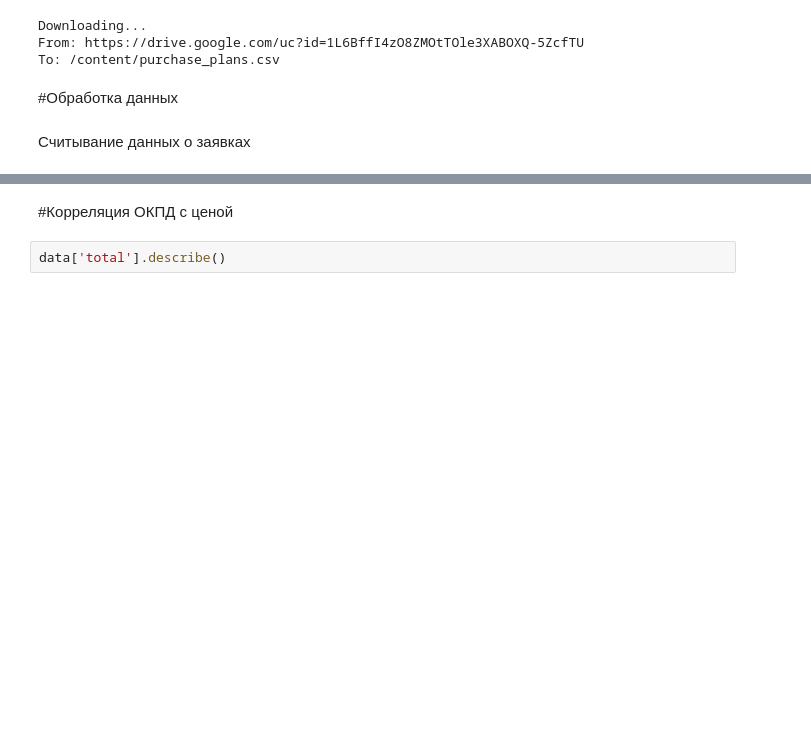
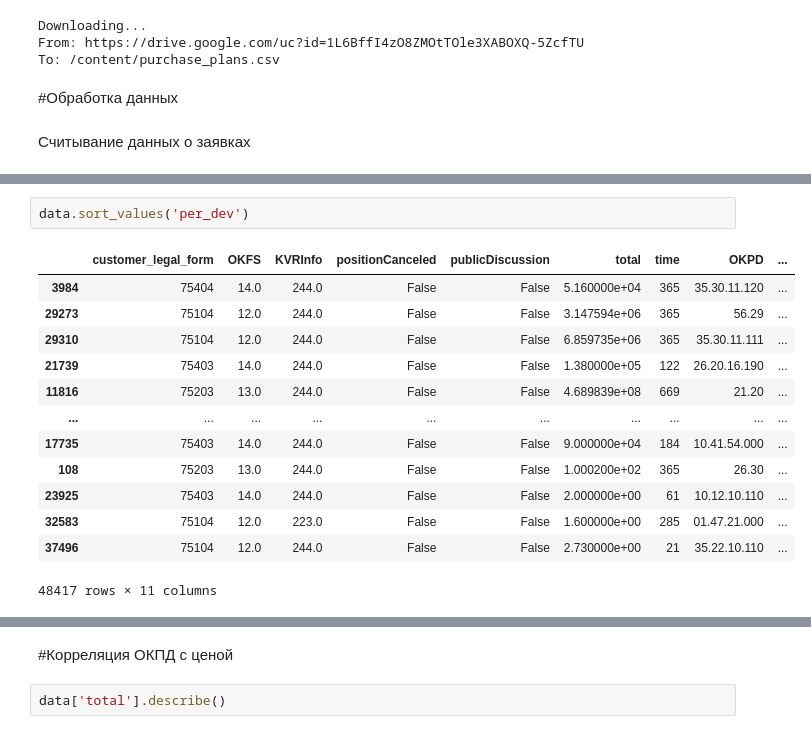
Before and after one commit to danil99152/prediction-of-government-tenders, a Jupyter notebook: total_auction_prediction.ipynb, the cells around one changed output, grey strips where cells are left out. Cells and saved outputs as stored; diff of their text form; blank space fills up the shorter version.

```diff
--- a/total_auction_prediction.ipynb
+++ b/total_auction_prediction.ipynb
@@ -104,0 +169,16 @@ data.head()
+# %%
+data.sort_values('per_dev')
+# %% [output]
+|  | customer_legal_form | OKFS | KVRInfo | positionCanceled | publicDiscussion | total | time | OKPD | ... |
+| 3984 | 75404 | 14.0 | 244.0 | False | False | 5.160000e+04 | 365 | 35.30.11.120 | ... |
+| 29273 | 75104 | 12.0 | 244.0 | False | False | 3.147594e+06 | 365 | 56.29 | ... |
+| 29310 | 75104 | 12.0 | 244.0 | False | False | 6.859735e+06 | 365 | 35.30.11.111 | ... |
+| 21739 | 75403 | 14.0 | 244.0 | False | False | 1.380000e+05 | 122 | 26.20.16.190 | ... |
+| 11816 | 75203 | 13.0 | 244.0 | False | False | 4.689839e+08 | 669 | 21.20 | ... |
+| ... | ... | ... | ... | ... | ... | ... | ... | ... | ... |
+| 17735 | 75403 | 14.0 | 244.0 | False | False | 9.000000e+04 | 184 | 10.41.54.000 | ... |
+| 108 | 75203 | 13.0 | 244.0 | False | False | 1.000200e+02 | 365 | 26.30 | ... |
+| 23925 | 75403 | 14.0 | 244.0 | False | False | 2.000000e+00 | 61 | 10.12.10.110 | ... |
+| 32583 | 75104 | 12.0 | 223.0 | False | False | 1.600000e+00 | 285 | 01.47.21.000 | ... |
+| 37496 | 75104 | 12.0 | 244.0 | False | False | 2.730000e+00 | 21 | 35.22.10.110 | ... |
+48417 rows × 11 columns
```
Also changed, not shown: parts of 18 cells of this notebook.
